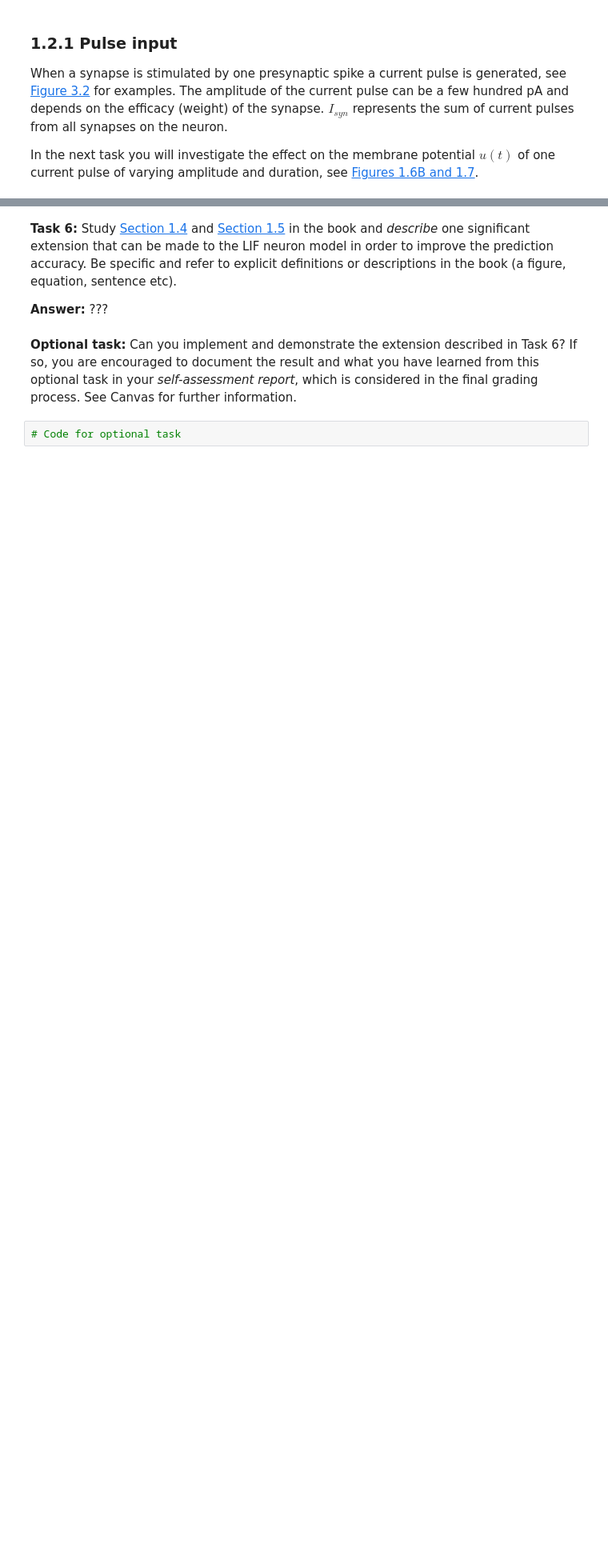
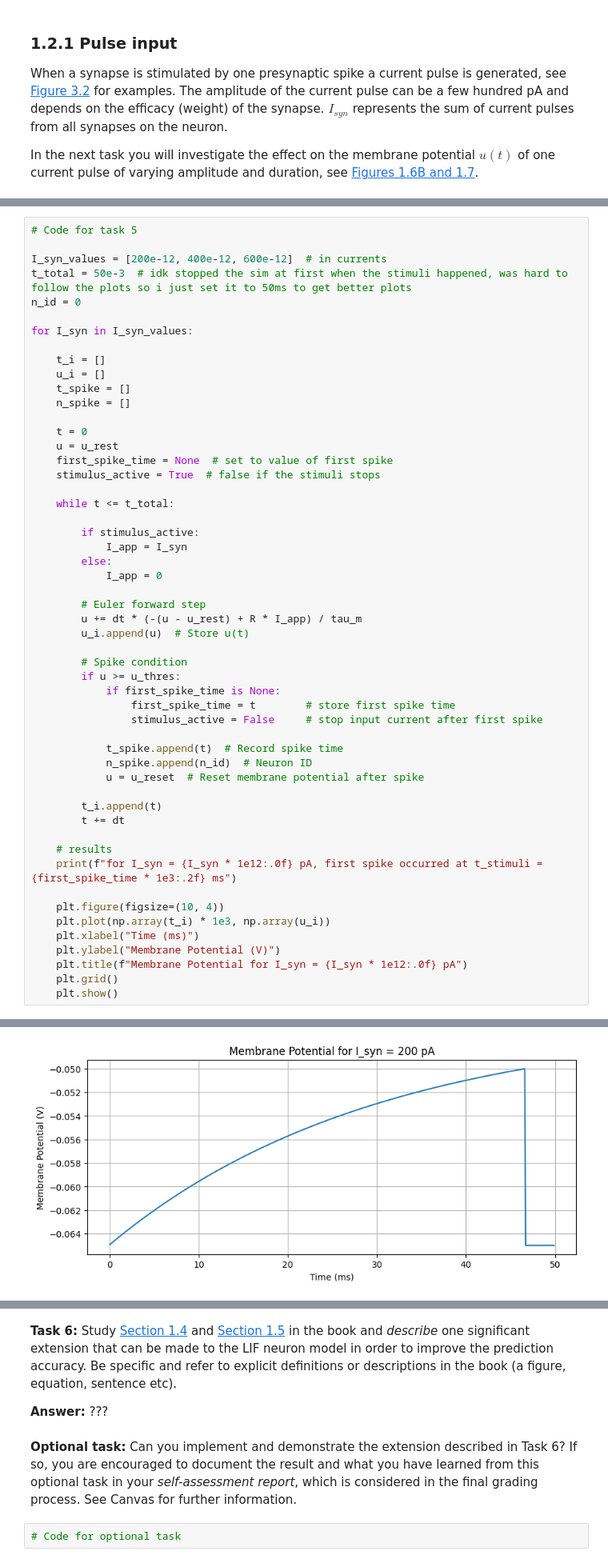
Before and after one commit to jacomoel/d7046e, a Jupyter notebook: exercises/SNN-Exercise-1.ipynb, the cells around one changed output, grey strips where cells are left out. Shown: that part at 80% size. Saved outputs shown, nothing was run; the diff lists cells and outputs as text; blank space fills up the shorter version.

Commit message:
task 5

```diff
--- a/exercises/SNN-Exercise-1.ipynb
+++ b/exercises/SNN-Exercise-1.ipynb
@@ -459,0 +454,54 @@ Object `?` not found.
+# %%
+# Code for task 5
+
+I_syn_values = [200e-12, 400e-12, 600e-12]  # in currents
+t_total = 50e-3  # idk stopped the sim at first when the stimuli happened, was hard to follow the plots so i just set it to 50ms to get better plots
+n_id = 0
+
+for I_syn in I_syn_values:
+
+    t_i = []
+    u_i = []
+    t_spike = []
+    n_spike = []
+
+    t = 0
+    u = u_rest
+    first_spike_time = None  # set to value of first spike
+    stimulus_active = True  # false if the stimuli stops
+
+    while t <= t_total:
+
+        if stimulus_active:
+            I_app = I_syn
+        else:
+            I_app = 0
+
+        # Euler forward step
+        u += dt * (-(u - u_rest) + R * I_app) / tau_m
+        u_i.append(u)  # Store u(t)
+
+        # Spike condition
+        if u >= u_thres:
+            if first_spike_time is None:
+                first_spike_time = t        # store first spike time
+                stimulus_active = False     # stop input current after first spike
+
+            t_spike.append(t)  # Record spike time
+            n_spike.append(n_id)  # Neuron ID
+            u = u_reset  # Reset membrane potential after spike
+
+        t_i.append(t)
+        t += dt
+
+    # results
+    print(f"for I_syn = {I_syn * 1e12:.0f} pA, first spike occurred at t_stimuli = {first_spike_time * 1e3:.2f} ms")
+
+    plt.figure(figsize=(10, 4))
+    plt.plot(np.array(t_i) * 1e3, np.array(u_i))
+    plt.xlabel("Time (ms)")
+    plt.ylabel("Membrane Potential (V)")
+    plt.title(f"Membrane Potential for I_syn = {I_syn * 1e12:.0f} pA")
+    plt.grid()
+    plt.show()
+# %% [output]
@@ -459,0 +509 @@ Object `?` not found.
+[figure, added]
```
Also changed, not shown: parts of 4 cells of this notebook.
